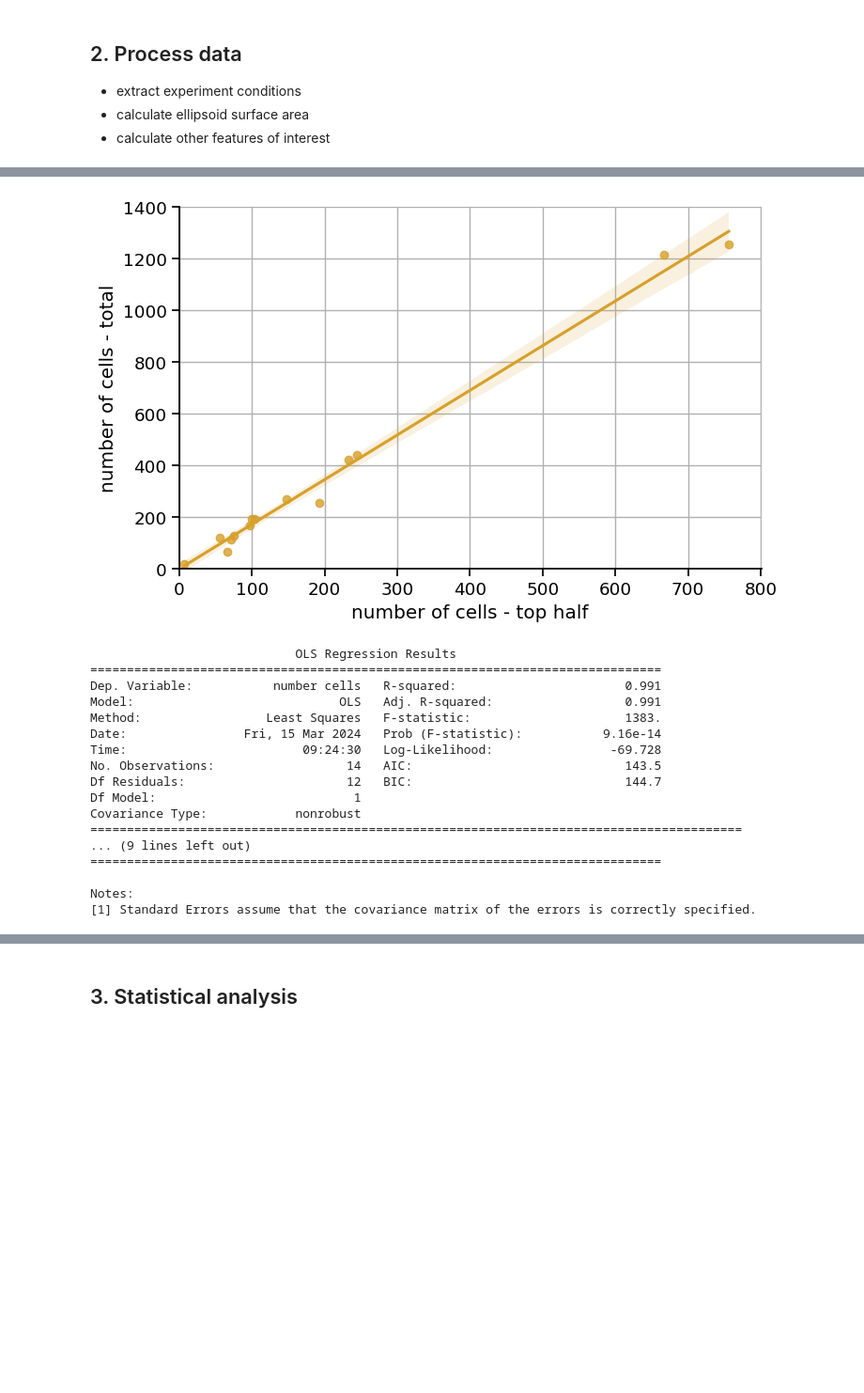
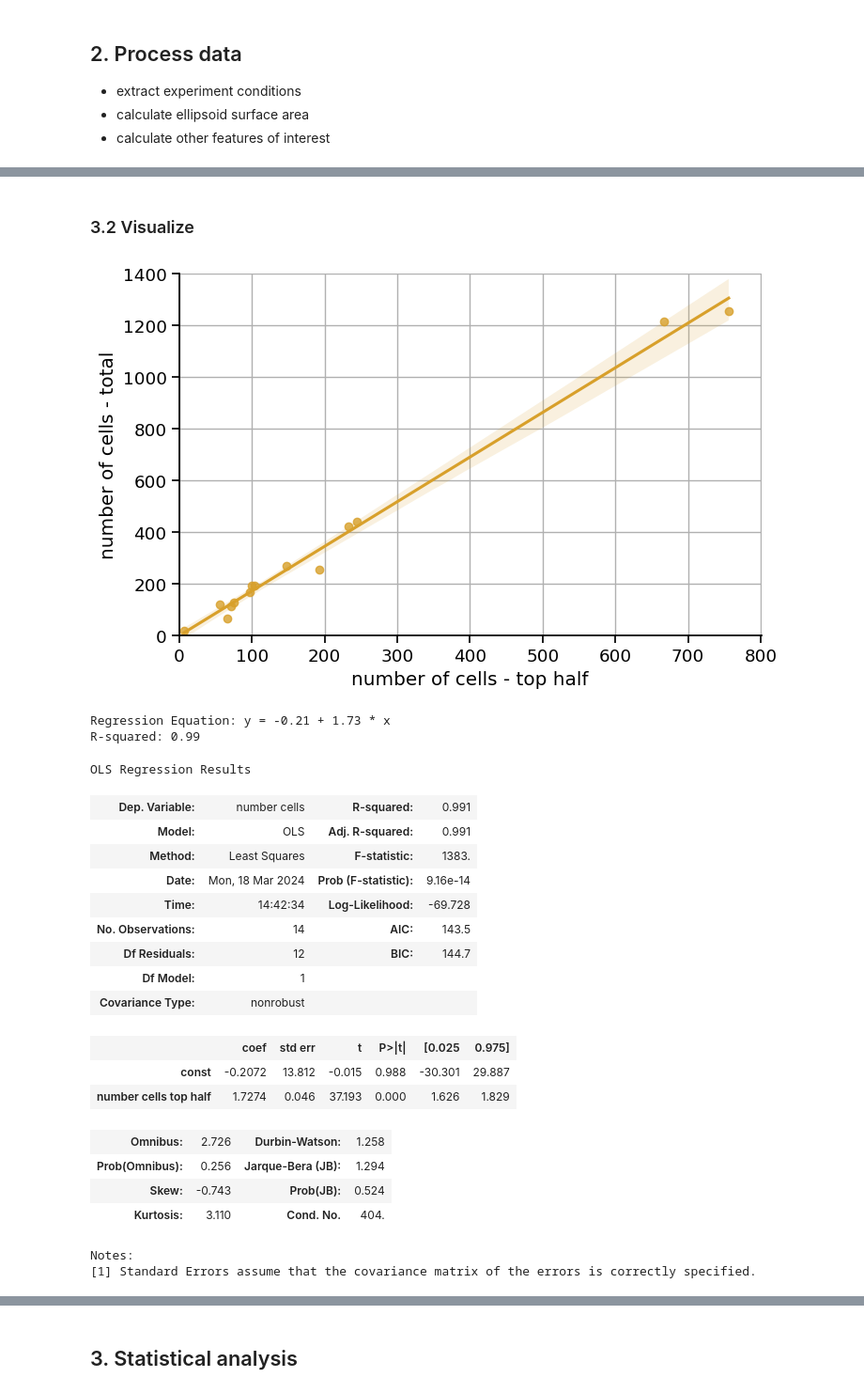
Before and after one commit to DaRoemer/OrganoCellQuant, a Jupyter notebook: Cell_count_analysis.ipynb, the cells around one changed output, grey strips where cells are left out. Shown: that part at 94% size. Cells and saved outputs as stored; diff of their text form; code cells hidden in the pictures; blank space fills up the shorter version.

```diff
--- a/Cell_count_analysis.ipynb
+++ b/Cell_count_analysis.ipynb
@@ -80,57 +114,58 @@ DataVerify = DataTrusted[DataTrusted['Note'].notna() &
+# %% [markdown]
+### 3.2 Visualize
 # %%
-# Drop rows with NaN values in the specified columns
-filtered_data = DataVerify[DataVerify['number cells top half'].notna() & DataVerify['number cells'].notna()]
-
-# Convert the columns to numeric, handling non-numeric values
-filtered_data['number cells top half'] = pd.to_numeric(filtered_data['number cells top half'], errors='coerce')
-filtered_data['number cells'] = pd.to_numeric(filtered_data['number cells'], errors='coerce')
 fig, ax1 = plt.subplots(figsize=(8,5))
 sns.regplot(data = filtered_data,
             x = 'number cells top half',
             y = 'number cells', color = '#D8A02B',
             ax=ax1)
 # Add grid
 ax1.grid()
 ax1.set_axisbelow(True)
 ax1.set_ylabel('number of cells - total')
 ax1.set_xlabel('number of cells - top half')
 ax1.set_ylim(0,1400)
 ax1.set_xlim(0,801)
 
 
 
 # Remove spine
 for s in ["top", "right"]:
     ax1.spines[s].set_visible(False)
 # Perform the linear regression
 X = sm.add_constant(filtered_data['number cells top half'])  # Add a constant term to the predictor
 y = filtered_data['number cells']
 
 model = sm.OLS(y, X).fit()
 
-summary_text = f"Regression Equation: y = {model.params['const']:.2f} + {model.params['number cells top half']:.2f} * x\nR-squared: {model.rsquared:.2f}"
 # plt.text(0.1, 0.9, summary_text, transform=plt.gca().transAxes, fontsize=10, verticalalignment='top')
 plt.show()
 
 
 # Get the regression results summary
-print(model.summary())
+summary_text = f"Regression Equation: y = {model.params['const']:.2f} + {model.params['number cells top half']:.2f} * x\nR-squared: {model.rsquared:.2f}"
+print(summary_text)
+display(model.summary())
 # %% [output]
 [figure]
-                            OLS Regression Results
-==============================================================================
-Dep. Variable:           number cells   R-squared:                       0.991
-Model:                            OLS   Adj. R-squared:                  0.991
-Method:                 Least Squares   F-statistic:                     1383.
-Date:                Fri, 15 Mar 2024   Prob (F-statistic):           9.16e-14
-Time:                        09:24:30   Log-Likelihood:                -69.728
-No. Observations:                  14   AIC:                             143.5
-Df Residuals:                      12   BIC:                             144.7
-Df Model:                           1
-Covariance Type:            nonrobust
-=========================================================================================
-... (9 lines left out)
-==============================================================================
-
-Notes:
-[1] Standard Errors assume that the covariance matrix of the errors is correctly specified.
+Regression Equation: y = -0.21 + 1.73 * x
+R-squared: 0.99
+OLS Regression Results
+| Dep. Variable: | number cells | R-squared: | 0.991 |
+| Model: | OLS | Adj. R-squared: | 0.991 |
+| Method: | Least Squares | F-statistic: | 1383. |
+| Date: | Mon, 18 Mar 2024 | Prob (F-statistic): | 9.16e-14 |
+| Time: | 14:42:34 | Log-Likelihood: | -69.728 |
+| No. Observations: | 14 | AIC: | 143.5 |
+| Df Residuals: | 12 | BIC: | 144.7 |
+| Df Model: | 1 |  |  |
+| Covariance Type: | nonrobust |  |  |
+|  | coef | std err | t | P>|t| | [0.025 | 0.975] |
+| const | -0.2072 | 13.812 | -0.015 | 0.988 | -30.301 | 29.887 |
+| number cells top half | 1.7274 | 0.046 | 37.193 | 0.000 | 1.626 | 1.829 |
+| Omnibus: | 2.726 | Durbin-Watson: | 1.258 |
+| Prob(Omnibus): | 0.256 | Jarque-Bera (JB): | 1.294 |
+| Skew: | -0.743 | Prob(JB): | 0.524 |
+| Kurtosis: | 3.110 | Cond. No. | 404. |
+Notes:
+[1] Standard Errors assume that the covariance matrix of the errors is correctly specified.
```
Also changed, not shown: parts of 22 cells of this notebook.
